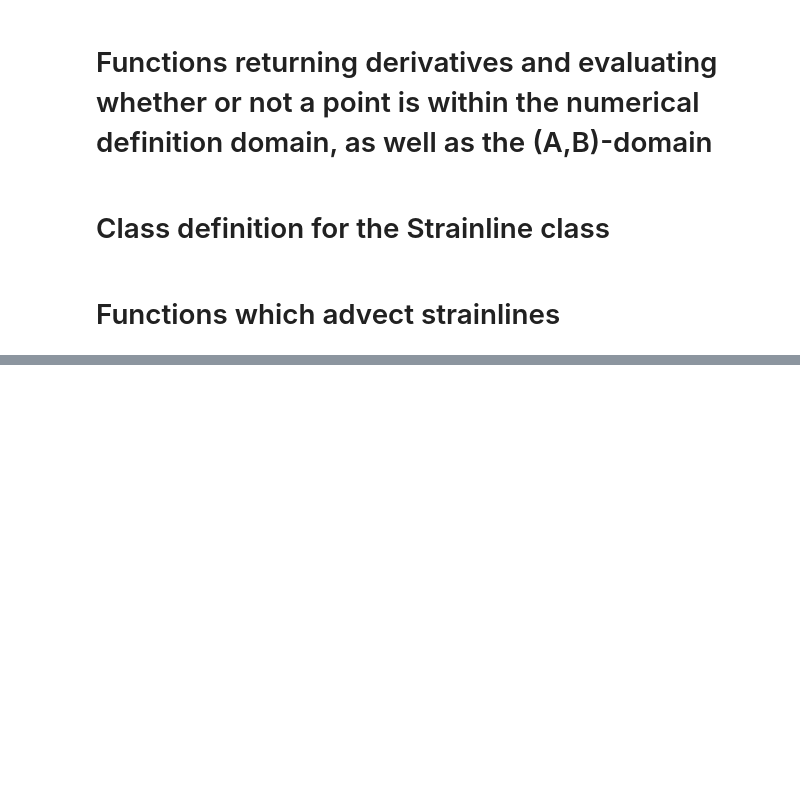
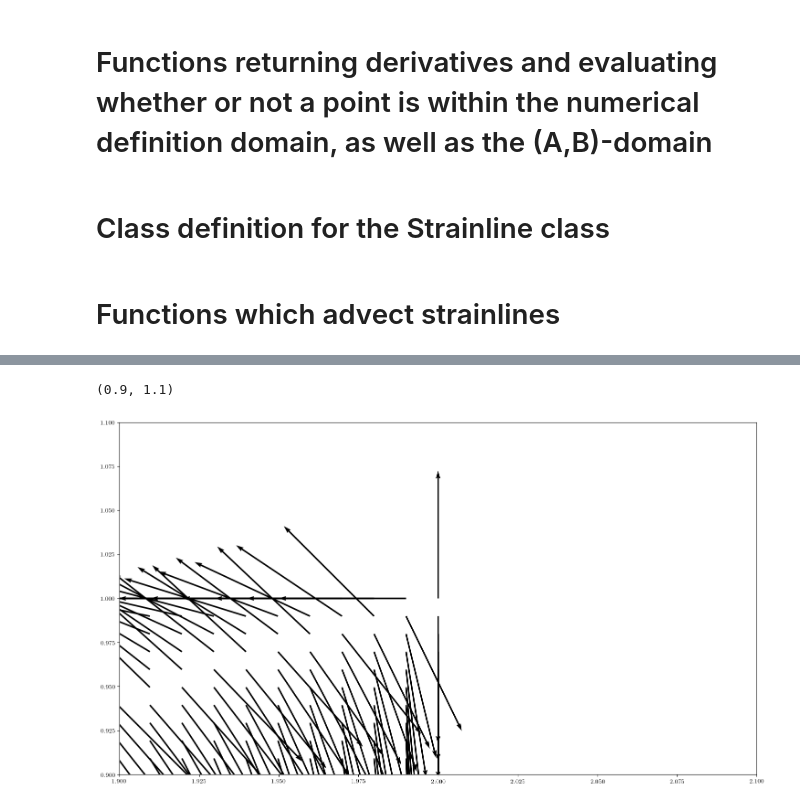
Before and after one commit to arnemagnus/physics_project, a Jupyter notebook: notebooks/doublegyre/linear_special_variational_lcs.ipynb, the cells around one changed output, grey strips where cells are left out. Saved outputs shown, nothing was run; the diff lists cells and outputs as text; code cells hidden in the pictures; blank space fills up the shorter version.

```diff
--- a/notebooks/doublegyre/linear_special_variational_lcs.ipynb
+++ b/notebooks/doublegyre/linear_special_variational_lcs.ipynb
@@ -188,9 +188,9 @@ def characteristics(t_start,t_end,nx,ny,x_min,x_max,y_min,y_max,integrator,strid
     dx_aux = np.minimum(1e-5,dx_main*1e-2)
     dy_aux = np.minimum(1e-5,dy_main*1e-2)
 
-    lmbd1,lmbd2,lapl_lmbd2,xi1,xi2,lapl_xi2 = _characteristics(t_start,t_end,nx,ny,x_min,x_max,y_min,y_max,dx_main,dy_main,dx_aux,dy_aux,integrator,stride,rhs,n_proc,atol,rtol)
+    aux_tens,lmbd1,lmbd2,lapl_lmbd2,xi1,xi2,lapl_xi2 = _characteristics(t_start,t_end,nx,ny,x_min,x_max,y_min,y_max,dx_main,dy_main,dx_aux,dy_aux,integrator,stride,rhs,n_proc,atol,rtol)
 
-    return grid,lmbd1,lmbd2,lapl_lmbd2,xi1,xi2,lapl_xi2
+    return aux_tens,grid,lmbd1,lmbd2,lapl_lmbd2,xi1,xi2,lapl_xi2
 
 def _characteristics(t_start,t_end,nx,ny,x_min,x_max,y_min,y_max,dx_main,dy_main,dx_aux,dy_aux,integrator,stride,rhs,n_proc,atol,rtol):
     if integrator.__name__ in fixed_step_integrators:
@@ -234,7 +234,7 @@ def _characteristics(t_start,t_end,nx,ny,x_min,x_max,y_min,y_max,dx_main,dy_main
 
     lapl_lmbd2,lapl_xi2 = _find_laplacians(lmbd2,xi2,nx,ny,dx_main,dy_main)
 
-    return lmbd1,lmbd2,lapl_lmbd2,xi1,xi2,lapl_xi2
+    return tens_aux,lmbd1,lmbd2,lapl_lmbd2,xi1,xi2,lapl_xi2
 
 def _find_strain_tensors(grid,nx,ny,dx_main,dy_main,dx_aux,dy_aux):
     grid_main = grid[0].reshape((2,nx+4,ny+4))
@@ -348,13 +348,13 @@ def _find_laplacians(lmbd,xi,nx,ny,dx_main,dy_main):
 # %% [markdown]
 # Define transport parameters
 # %%
-from numerical_integrators.singlestep import rk4
+from numerical_integrators.singlestep import rk2
 t_start = 0.
 t_end = 20.
 h = 0.1
 
 
-integrator = rk4
+integrator = rk2
 
 # Create output directory for precomputed characteristics, if it does not already exist:
 ensure_path_exists('precomputed_advection/{}'.format(integrator.__name__))
@@ -368,7 +368,7 @@ nx,ny = 200,100
 # %% [markdown]
 # Perform transport
 # %%
-grid_,lmbd1_,lmbd2_,lapl_lmbd2_,xi1_,xi2_,lapl_xi2_ = characteristics(t_start,t_end,nx,ny,x_min,x_max,y_min,y_max,integrator,h,doublegyre_wrapper)
+aux_tens,grid_,lmbd1_,lmbd2_,lapl_lmbd2_,xi1_,xi2_,lapl_xi2_ = characteristics(t_start,t_end,nx,ny,x_min,x_max,y_min,y_max,integrator,h,doublegyre_wrapper)
 
 _inner_mask = np.zeros((nx+4,ny+4),dtype=np.bool)
 _inner_mask[2:-2,2:-2] = True
@@ -965,7 +992,12 @@ b
 c[:,-2]
 # %%
 plt.figure()
-plt.quiver(grid[0],grid[1],xi1[0],xi1[1])
+plt.quiver(grid[0],grid[1],xi1[0],xi1[1],units='width',scale=5)
+plt.xlim(1.9,2.1)
+plt.ylim(0.9,1.1)
+# %% [output]
+(0.9, 1.1)
+[figure, added]
 # %%
 rhs = LinearSpecialDerivative(grid.reshape(2,nx,ny),xi1.reshape(2,nx,ny))
 # %%
```
Also changed, not shown: parts of 28 cells of this notebook, 1 other file.
